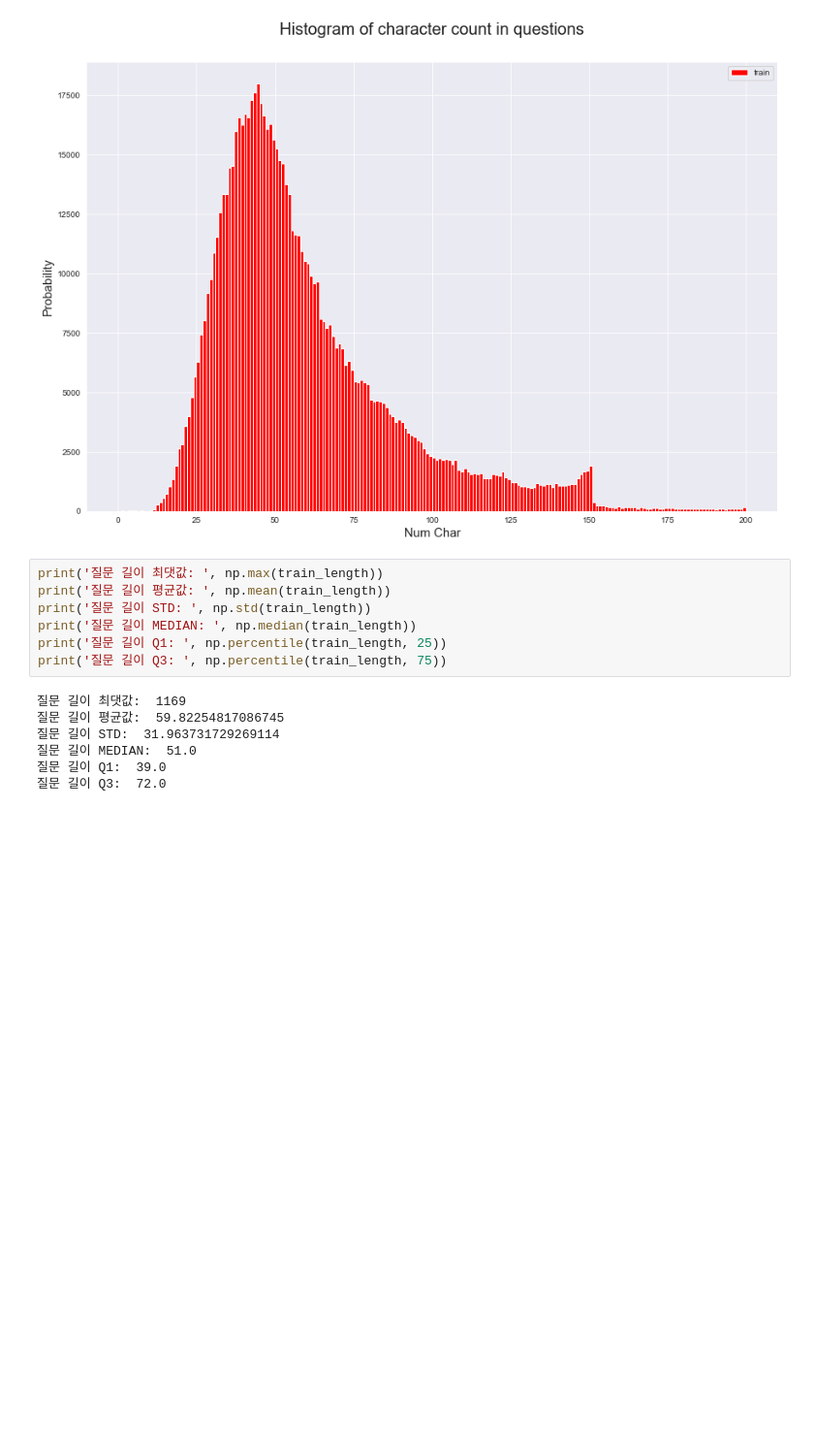
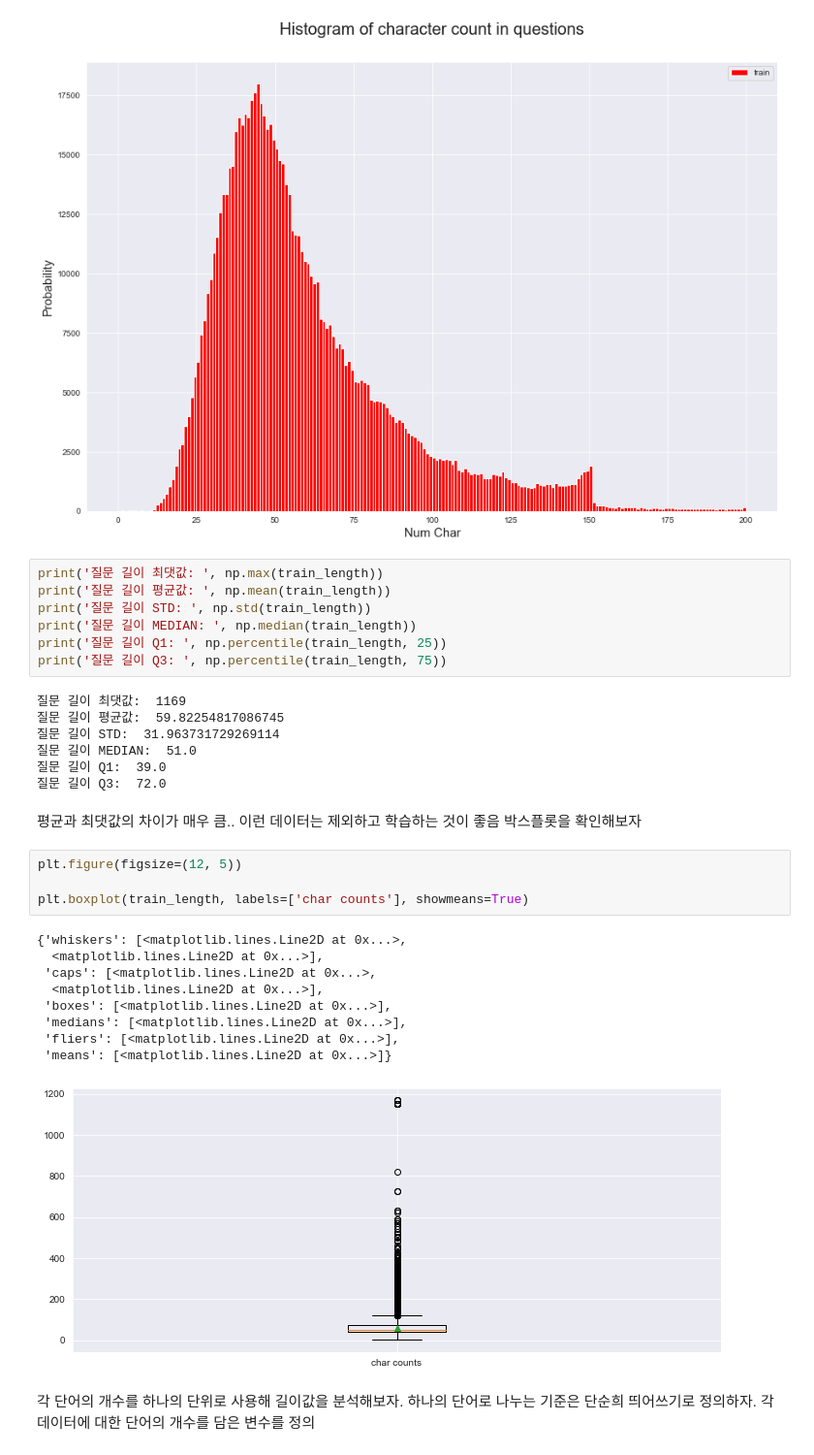
Before and after one commit to Rphabet/nlp, a Jupyter notebook: quora_text_sim.ipynb, the cells around one changed output. Shown at 97% size. Cells and saved outputs as stored; diff of their text form; blank space fills up the shorter version.

```diff
--- a/quora_text_sim.ipynb
+++ b/quora_text_sim.ipynb
@@ -200,3 +200,23 @@ print('질문 길이 Q3: ', np.percentile(train_length, 75))
 질문 길이 MEDIAN:  51.0
 질문 길이 Q1:  39.0
 질문 길이 Q3:  72.0
+# %% [markdown]
+평균과 최댓값의 차이가 매우 큼.. 이런 데이터는 제외하고 학습하는 것이 좋음
+박스플롯을 확인해보자
+# %%
+plt.figure(figsize=(12, 5))
+
+plt.boxplot(train_length, labels=['char counts'], showmeans=True)
+# %% [output]
+{'whiskers': [<matplotlib.lines.Line2D at 0x...>,
+  <matplotlib.lines.Line2D at 0x...>],
+ 'caps': [<matplotlib.lines.Line2D at 0x...>,
+  <matplotlib.lines.Line2D at 0x...>],
+ 'boxes': [<matplotlib.lines.Line2D at 0x...>],
+ 'medians': [<matplotlib.lines.Line2D at 0x...>],
+ 'fliers': [<matplotlib.lines.Line2D at 0x...>],
+ 'means': [<matplotlib.lines.Line2D at 0x...>]}
+[figure, added]
+# %% [markdown]
+각 단어의 개수를 하나의 단위로 사용해 길이값을 분석해보자. 하나의 단어로 나누는 기준은 단순희 띄어쓰기로 정의하자.
+각 데이터에 대한 단어의 개수를 담은 변수를 정의
```
Also changed, not shown: parts of 50 cells of this notebook.
